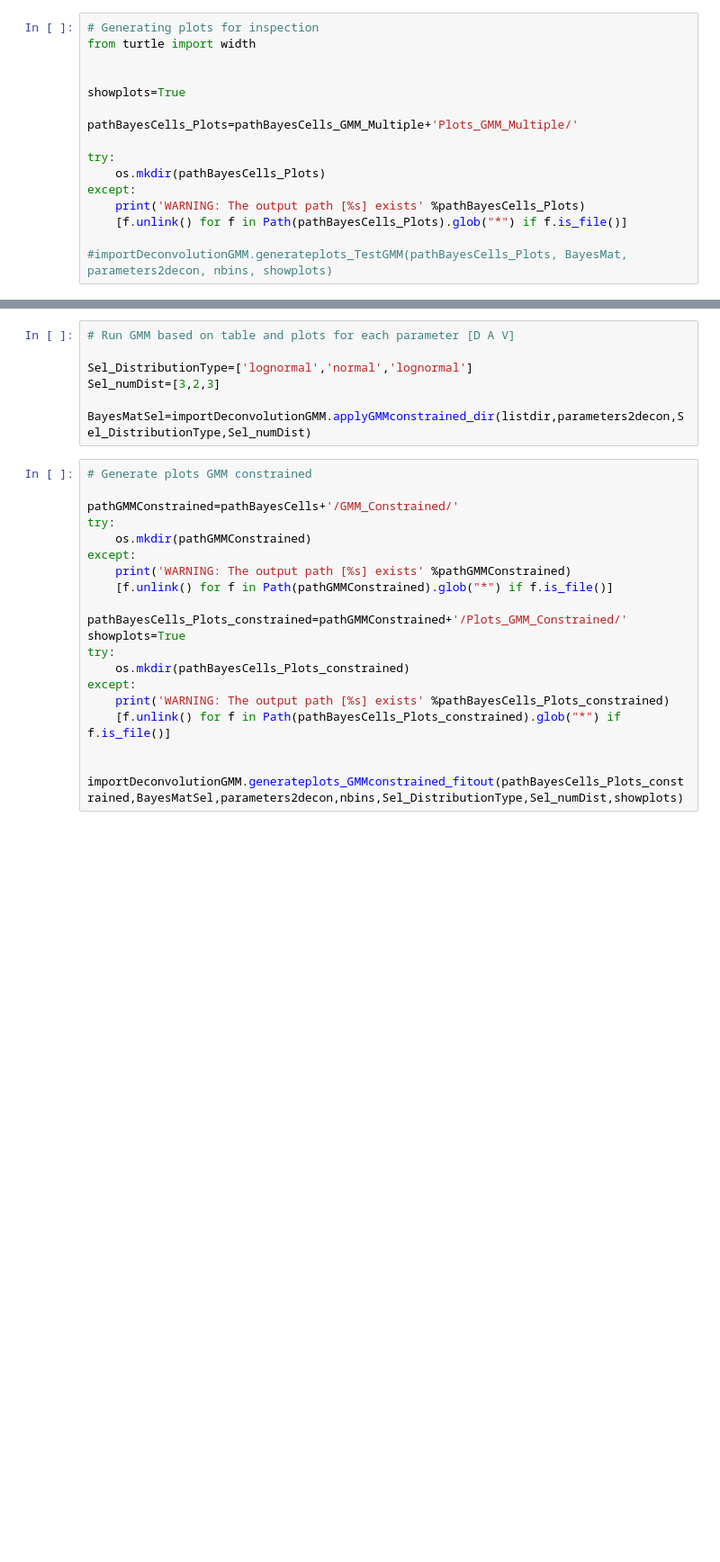
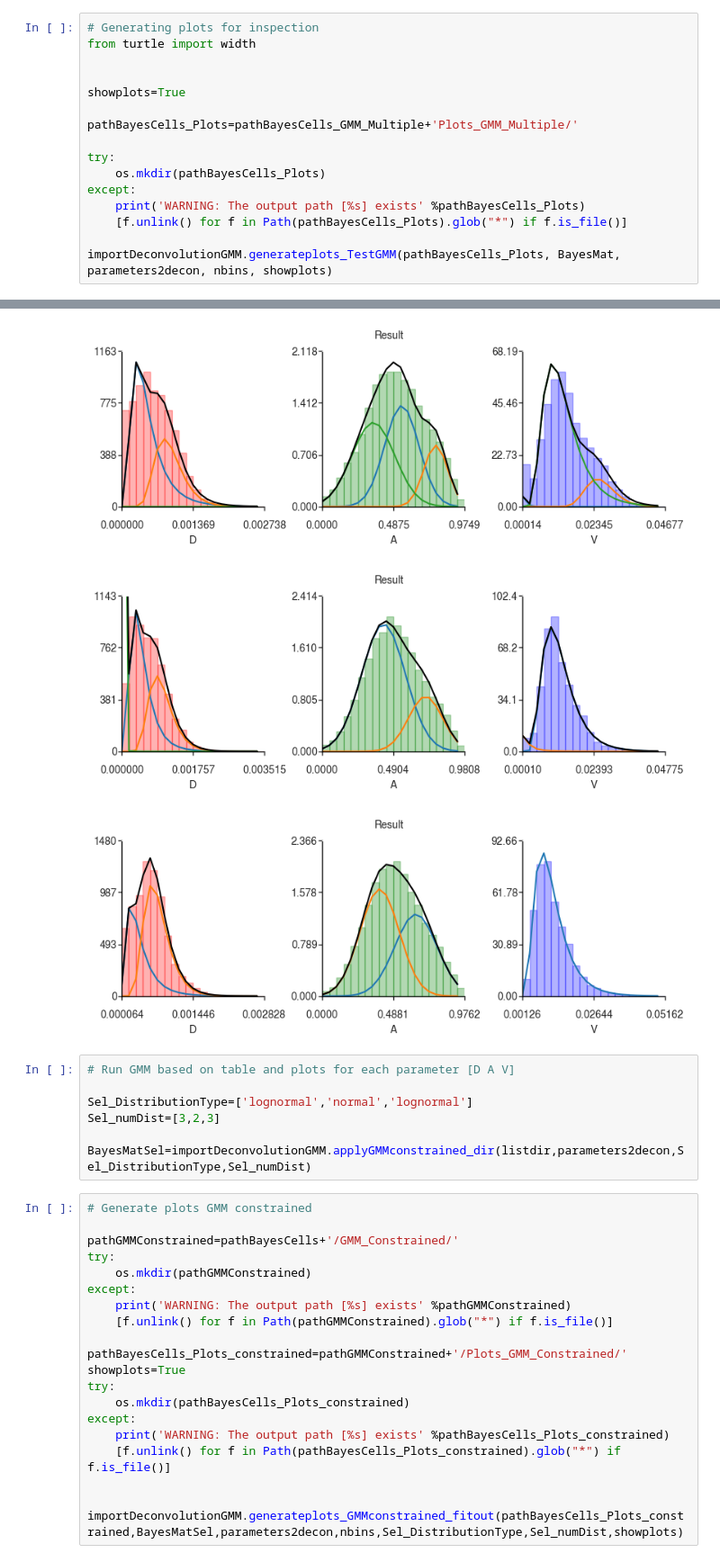
Before and after one commit to marwan-abdellah/hidpy, a Jupyter notebook: notebooks/03-hidpy-stage-2.ipynb, the cells around one changed output, grey strips where cells are left out. Shown at 90% size. Saved outputs shown, nothing was run; the diff lists cells and outputs as text; blank space fills up the shorter version.

```diff
--- a/notebooks/03-hidpy-stage-2.ipynb
+++ b/notebooks/03-hidpy-stage-2.ipynb
@@ -63,5 +75,5 @@ except:
     print('WARNING: The output path [%s] exists' %pathBayesCells_Plots)
     [f.unlink() for f in Path(pathBayesCells_Plots).glob("*") if f.is_file()]
 
-#importDeconvolutionGMM.generateplots_TestGMM(pathBayesCells_Plots, BayesMat, parameters2decon, nbins, showplots)
+importDeconvolutionGMM.generateplots_TestGMM(pathBayesCells_Plots, BayesMat, parameters2decon, nbins, showplots)
 # %% [output]
@@ -69,3 +81,6 @@ WARNING: The output path [/ssd1/projects/hidpy/notebooks/../output-paper/u2os-h2
+[figure, added]
+[figure, added]
+[figure, added]
 # %%
 # Run GMM based on table and plots for each parameter [D A V]
 
```
Also changed, not shown: parts of 5 cells of this notebook, 1 other file.
